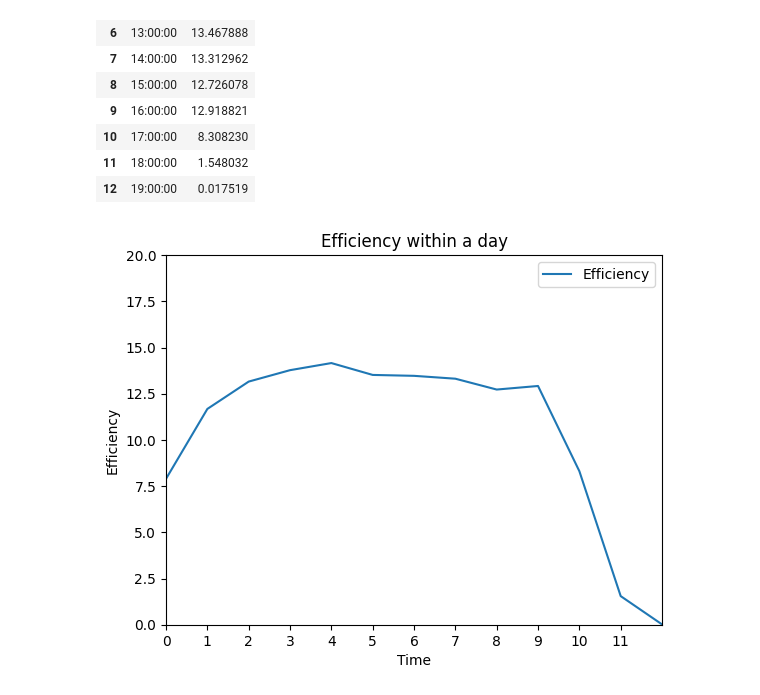
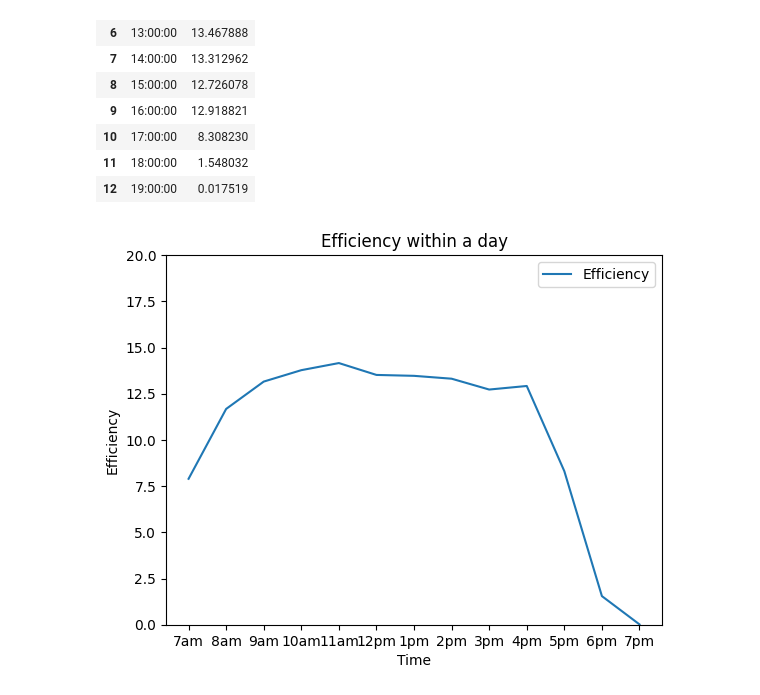
Before and after one commit to KangarooNick/FYP-Code, a Jupyter notebook: dataset_temporary version_0227/PV generation dataset/Efficiency with optimizer/Efficiency Analysis.ipynb, the cells around one changed output. Saved outputs shown, nothing was run; the diff lists cells and outputs as text; code cells hidden in the pictures.

```diff
--- a/dataset_temporary version_0227/PV generation dataset/Efficiency with optimizer/Efficiency Analysis.ipynb
+++ b/dataset_temporary version_0227/PV generation dataset/Efficiency with optimizer/Efficiency Analysis.ipynb
@@ -231,15 +231,18 @@ within_df
 | 12 | 19:00:00 | 0.017519 |
 # %%
 #plot a graph
+import numpy as np
+import timedelta as td
 within_df.plot()
 plt.title('Efficiency within a day')
 plt.xlabel('Time')
 plt.ylabel('Efficiency')
-#change the x axis to 12 hours
-plt.xticks(numpy.arange(0, 12, 1))
-#change the range to 07:00:00 to 19:00:00
-plt.xlim(0, 12)
+#the x axis could be in the format of time
+#plt.xticks(np.arange(0, 13 , step=1))
+# adjust the ticks: 0 be 07:00:00, 1 be 08:00:00, 2 be 09:00:00, etc
+plt.xticks(np.arange(0, 13, step=1), ['7am', '8am', '9am', '10am', '11am', '12pm', '1pm', '2pm', '3pm', '4pm', '5pm', '6pm', '7pm'])
+#adjust the size of the graph
 plt.ylim(0, 20)
 plt.show()
 # %% [output]
-[figure, old version]
+[figure, new version]
```
Also changed, not shown: parts of 5 cells of this notebook, 17 other files.
